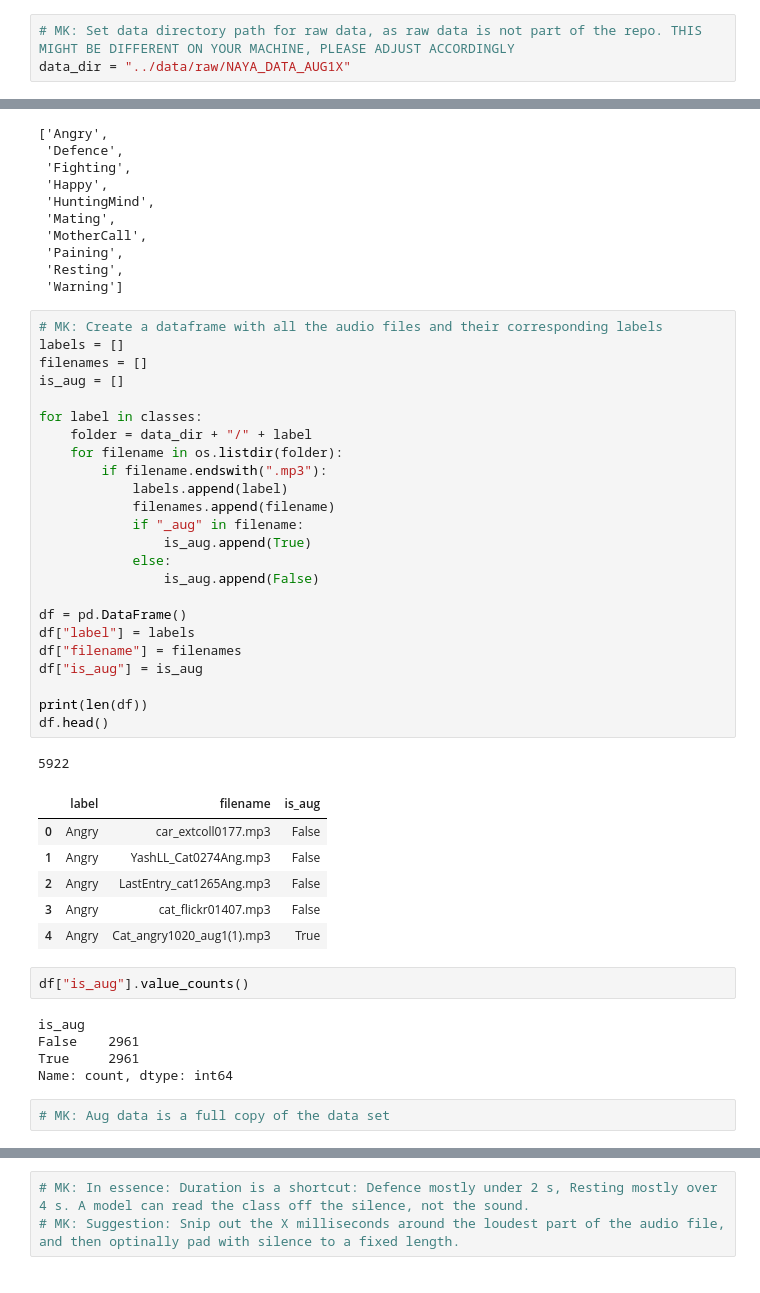
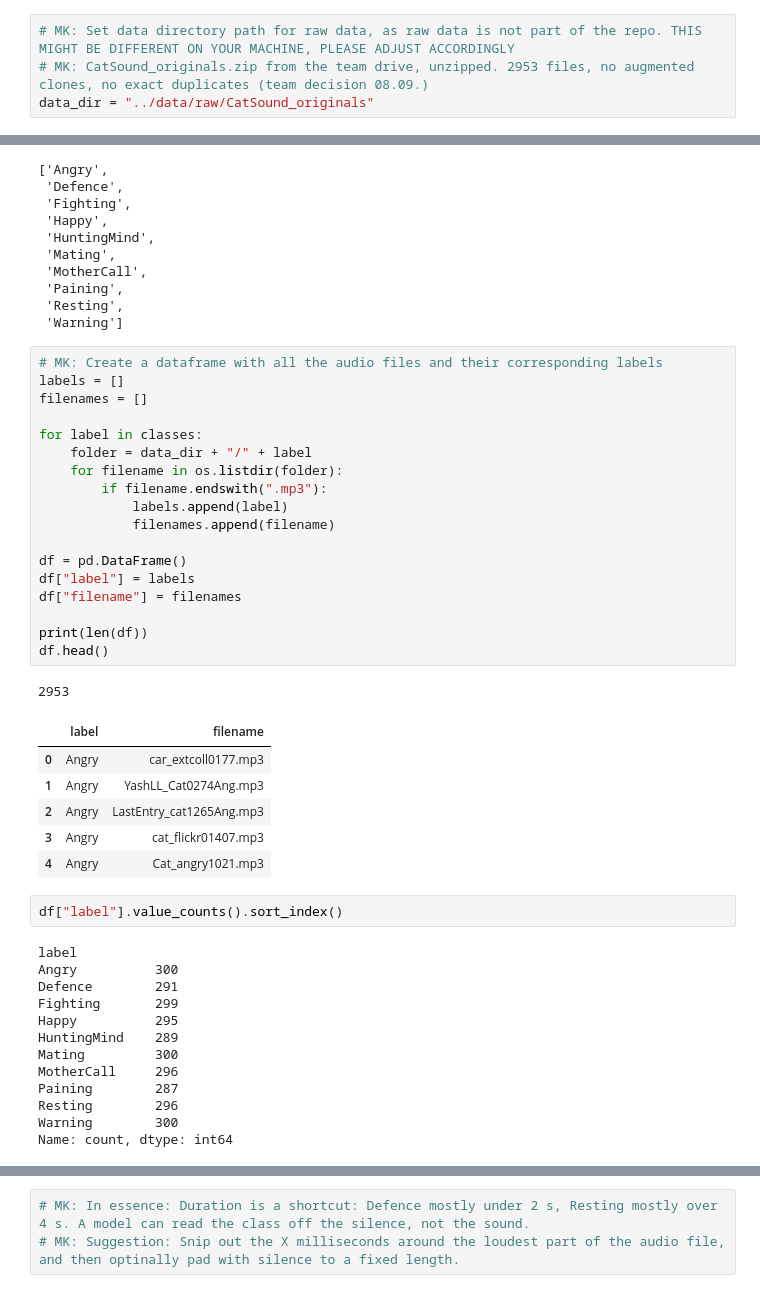
Before and after one commit to CevenJKnowles/Kitty3000-ML, a Jupyter notebook: notebooks/mk-data-review-1.ipynb, the cells around one changed output, grey strips where cells are left out. Drawn from its saved outputs; the diff is of its cells as text.

```diff
--- a/notebooks/mk-data-review-1.ipynb
+++ b/notebooks/mk-data-review-1.ipynb
@@ -7,7 +9,8 @@ import matplotlib.pyplot as plt
 import librosa
 # %%
 # MK: Set data directory path for raw data, as raw data is not part of the repo. THIS MIGHT BE DIFFERENT ON YOUR MACHINE, PLEASE ADJUST ACCORDINGLY
-data_dir = "../data/raw/NAYA_DATA_AUG1X"
+# MK: CatSound_originals.zip from the team drive, unzipped. 2953 files, no augmented clones, no exact duplicates (team decision 08.09.)
+data_dir = "../data/raw/CatSound_originals"
 # %%
 # MK: Get all classes (subdirs) in the data directory and sort them
 classes = []
@@ -30,41 +33,41 @@ classes
 # %%
 # MK: Create a dataframe with all the audio files and their corresponding labels
 labels = []
 filenames = []
-is_aug = []
 
 for label in classes:
     folder = data_dir + "/" + label
     for filename in os.listdir(folder):
         if filename.endswith(".mp3"):
             labels.append(label)
             filenames.append(filename)
-            if "_aug" in filename:
-                is_aug.append(True)
-            else:
-                is_aug.append(False)
 
 df = pd.DataFrame()
 df["label"] = labels
 df["filename"] = filenames
-df["is_aug"] = is_aug
 
 print(len(df))
 df.head()
 # %% [output]
-5922
+2953
-|  | label | filename | is_aug |
-| 0 | Angry | car_extcoll0177.mp3 | False |
-| 1 | Angry | YashLL_Cat0274Ang.mp3 | False |
-| 2 | Angry | LastEntry_cat1265Ang.mp3 | False |
-| 3 | Angry | cat_flickr01407.mp3 | False |
-| 4 | Angry | Cat_angry1020_aug1(1).mp3 | True |
+|  | label | filename |
+| 0 | Angry | car_extcoll0177.mp3 |
+| 1 | Angry | YashLL_Cat0274Ang.mp3 |
+| 2 | Angry | LastEntry_cat1265Ang.mp3 |
+| 3 | Angry | cat_flickr01407.mp3 |
+| 4 | Angry | Cat_angry1021.mp3 |
 # %%
-df["is_aug"].value_counts()
+df["label"].value_counts().sort_index()
 # %% [output]
-is_aug
-False    2961
-True     2961
+label
+Angry          300
+Defence        291
+Fighting       299
+Happy          295
+HuntingMind    289
+Mating         300
+MotherCall     296
+Paining        287
+Resting        296
+Warning        300
 Name: count, dtype: int64
-# %%
-# MK: Aug data is a full copy of the data set
```
Also changed, not shown: parts of 19 cells of this notebook, 1 other file.
